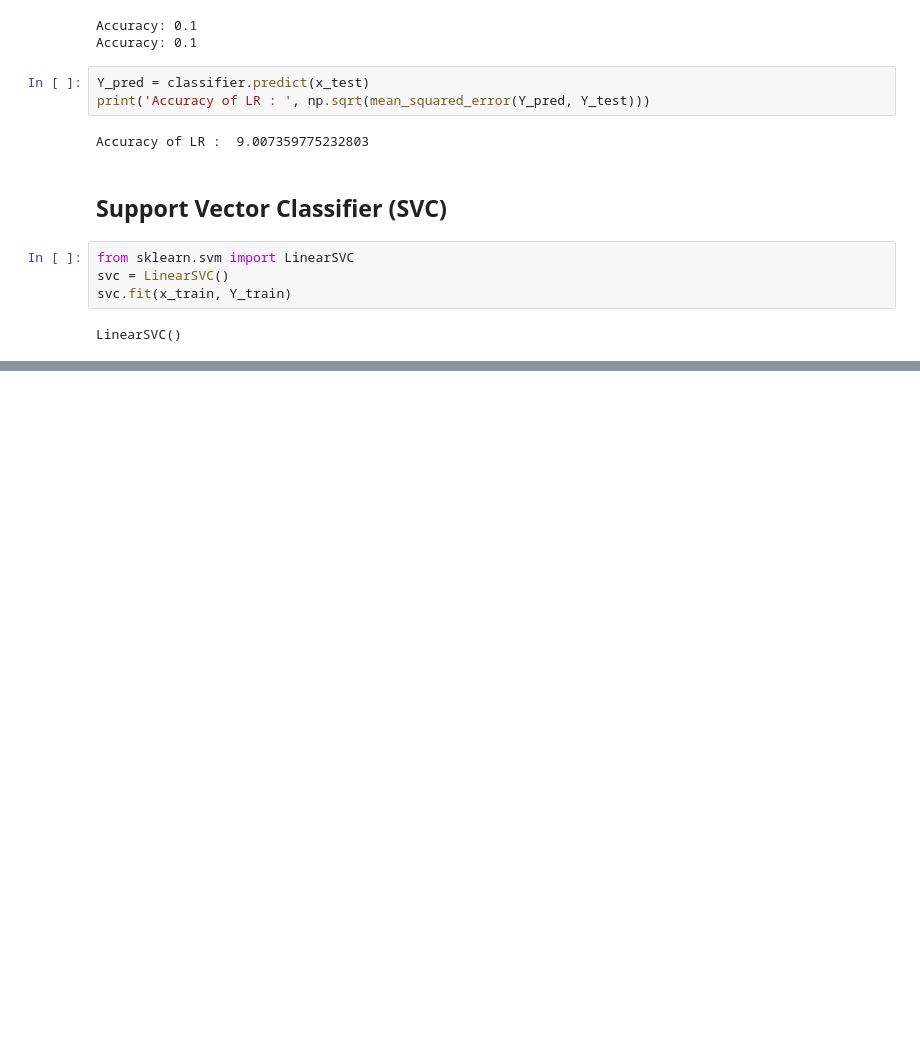
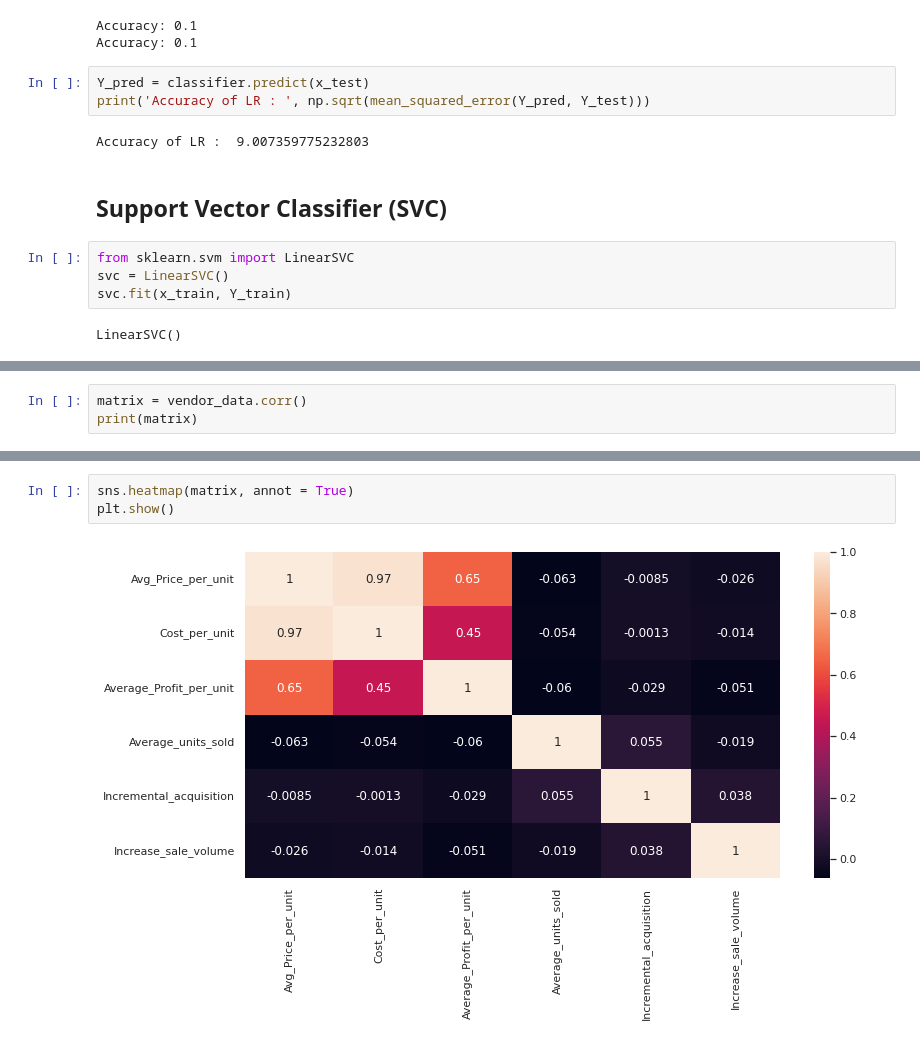
Before and after one commit to Sehaj1904/Data-Science, a Jupyter notebook: Grocery_Store_Price_Prediction.ipynb, the cells around one changed output, grey strips where cells are left out. Cells and saved outputs as stored; diff of their text form; blank space fills up the shorter version.

```diff
--- a/Grocery_Store_Price_Prediction.ipynb
+++ b/Grocery_Store_Price_Prediction.ipynb
@@ -229,0 +235,3 @@ Accuracy of LR :  36.812615700311156
+# %%
+matrix = vendor_data.corr()
+print(matrix)
@@ -229,0 +256,5 @@ Accuracy of LR :  36.812615700311156
+# %%
+sns.heatmap(matrix, annot = True)
+plt.show()
+# %% [output]
+[figure, added]
```
Also changed, not shown: parts of 4 cells of this notebook.
